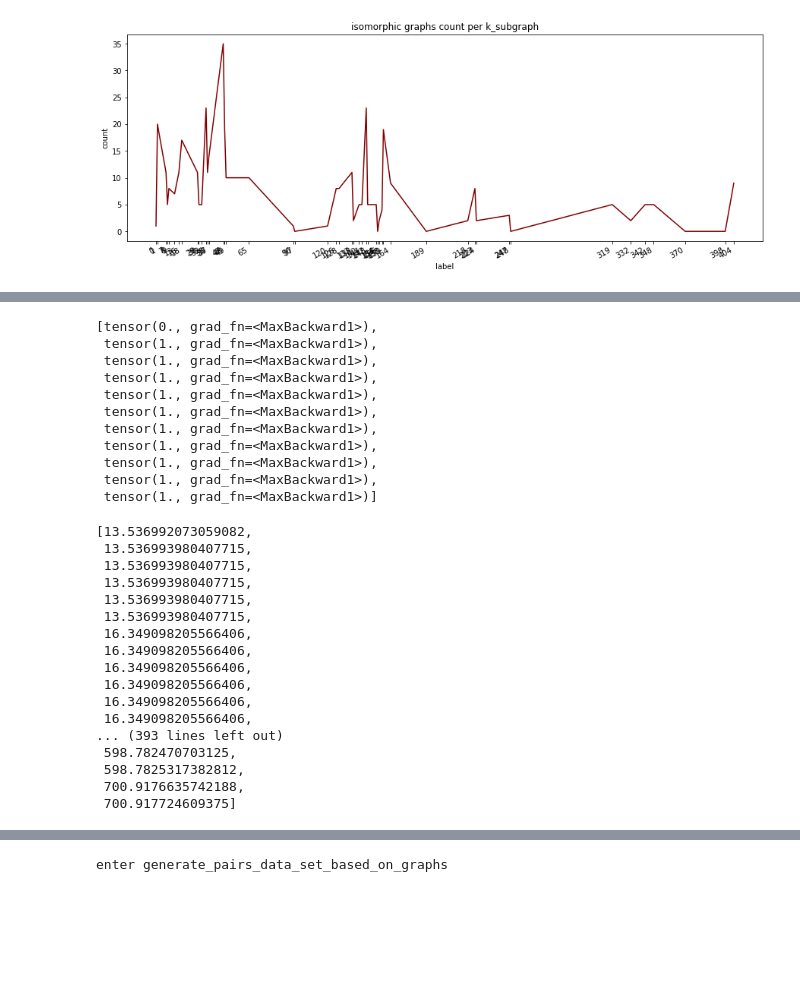
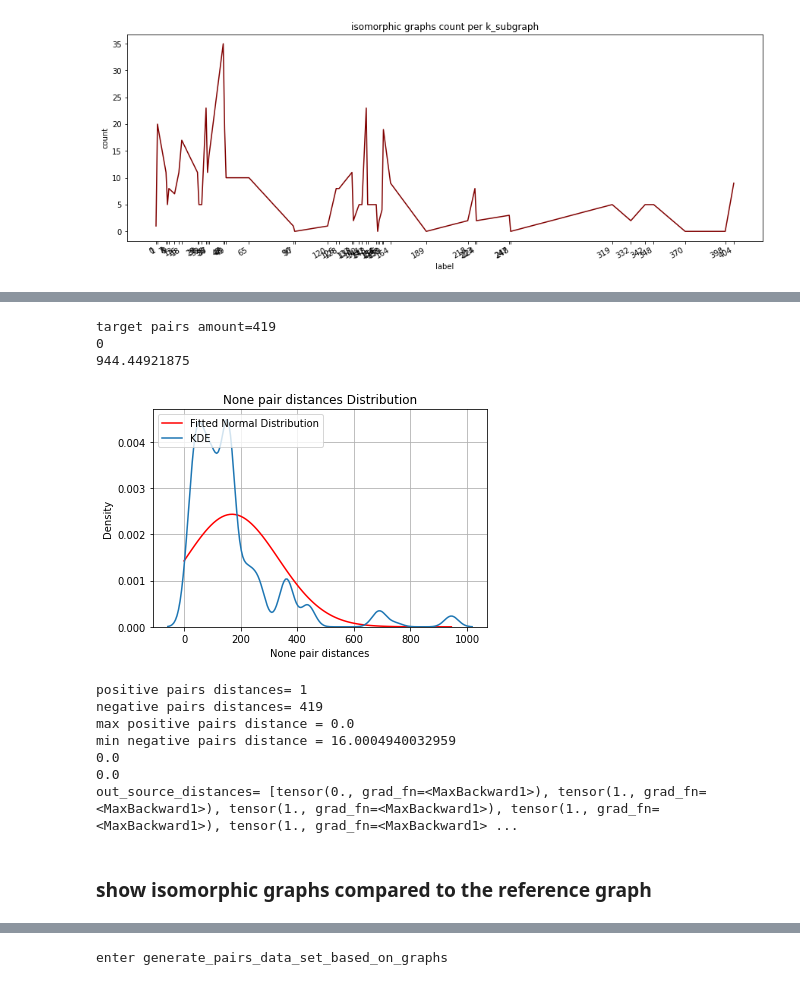
Before and after one commit to vistalab-technion/GraphMatching, a Jupyter notebook: notebooks/gnn_embedding_experiments.ipynb, the cells around one changed output, grey strips where cells are left out. Cells and saved outputs as stored; diff of their text form; code cells hidden in the pictures; blank space fills up the shorter version.

```diff
--- a/notebooks/gnn_embedding_experiments.ipynb
+++ b/notebooks/gnn_embedding_experiments.ipynb
@@ -1064,8 +1076,3 @@ plot_map(k_subgraph_label_to_total_isomorphic_pairs_amount_map_for_plot, 'label'
 # 6 k_subgraphs with no isomophic examples
 # %% [output]
 [figure]
-# %%
-def get_map_keys_with_value_of(map, target_val):
-    for key, val in map.items():
-        if val == target_val:
-            print(key)
@@ -1093,6 +1237,6 @@ model_factory_func = lambda device: GraphCNN(num_layers=num_layers, num_mlp_laye
 solver_params["batch_size"] = 512 * 8
 solver_params["k_update_plot"] = 1
 solver_params["lr"] = 1e-1
-solver_params["max_epochs"] = 200
+solver_params["max_epochs"] = 50
 # %%
 current_trainer, graph_metric_nn, model = init_embedding_net_and_trainer(model_factory_func, solver_params, problem_params, graph_metric_nn_checkpoint_path=None)
@@ -1101,2 +1251,3 @@ current_trainer.train(processes_device_ids=processes_device_ids, use_existing_da
 # %%
-trainer, graph_metric_nn, model = init_embedding_net_and_trainer(model_factory_func, solver_params, problem_params, graph_metric_nn_checkpoint_path=".\\mp\\1707569240.828771\\best_model_state_dict.pt")
+# load trained model
+trainer, graph_metric_nn, model = init_embedding_net_and_trainer(model_factory_func, solver_params, problem_params, graph_metric_nn_checkpoint_path=".\\mp\\1707912623.0225792\\best_model_state_dict.pt")
@@ -1330,34 +1259,0 @@ out_source_distances = get_out_sources_mean_distance(target_graph=self_graph, fu
-# %%
-out_source_distances
-# %% [output]
-[tensor(0., grad_fn=<MaxBackward1>),
- tensor(1., grad_fn=<MaxBackward1>),
- tensor(1., grad_fn=<MaxBackward1>),
- tensor(1., grad_fn=<MaxBackward1>),
- tensor(1., grad_fn=<MaxBackward1>),
- tensor(1., grad_fn=<MaxBackward1>),
- tensor(1., grad_fn=<MaxBackward1>),
- tensor(1., grad_fn=<MaxBackward1>),
- tensor(1., grad_fn=<MaxBackward1>),
- tensor(1., grad_fn=<MaxBackward1>),
- tensor(1., grad_fn=<MaxBackward1>)]
-# %%
-sorted(train_negative_distances)
-# %% [output]
-[13.536992073059082,
- 13.536993980407715,
- 13.536993980407715,
- 13.536993980407715,
- 13.536993980407715,
- 13.536993980407715,
- 16.349098205566406,
- 16.349098205566406,
- 16.349098205566406,
- 16.349098205566406,
- 16.349098205566406,
- 16.349098205566406,
-... (393 lines left out)
- 598.782470703125,
- 598.7825317382812,
- 700.9176635742188,
- 700.917724609375]
@@ -1368,0 +1260,30 @@ sorted(train_negative_distances)
+# %%
+graphs_without_isomorphic_pairs_labels = get_map_keys_with_value_of(k_subgraph_label_to_total_isomorphic_pairs_amount_map, 0)
+print(graphs_without_isomorphic_pairs_labels)
+
+target_k_subgraph_label = graphs_without_isomorphic_pairs_labels[0]
+target_graph = positive_examples_graphs[target_k_subgraph_label].g.copy() #G_sub.copy()
+remove_isolated_nodes_from_graph(target_graph)
+target_graph.nodes
+# %%
+# extract pairs for target_graph.label masked_graph
+target_graph_pairs = [pair for pair in brute_force_train_samples_list if target_k_subgraph_label in [pair.masked_graph.label, pair.subgraph.label]]
+print(f"target pairs amount={len(target_graph_pairs)}")
+plot_histogram_for_ged_pairs(trainer, graph_metric_nn, None, target_graph_pairs, max_range=None)
+# %% [output]
+target pairs amount=419
+0
+944.44921875
+[figure, added]
+# %%
+analyze_pairs_distances(trainer, graph_metric_nn, pairs=brute_force_train_samples_list, annotated_graphs=brute_force_k_subgraph_annotated_graphs, original_nodes_graphs=brute_force_k_subgraphs, target_label=target_k_subgraph_label)
+# %% [output]
+positive pairs distances= 1
+negative pairs distances= 419
+max positive pairs distance = 0.0
+min negative pairs distance = 16.0004940032959
+0.0
+0.0
+out_source_distances= [tensor(0., grad_fn=<MaxBackward1>), tensor(1., grad_fn=<MaxBackward1>), tensor(1., grad_fn=<MaxBackward1>), tensor(1., grad_fn=<MaxBackward1>), tensor(1., grad_fn=<MaxBackward1> ...
+# %% [markdown]
+### show isomorphic graphs compared to the reference graph
```
Also changed, not shown: parts of 69 cells of this notebook.
